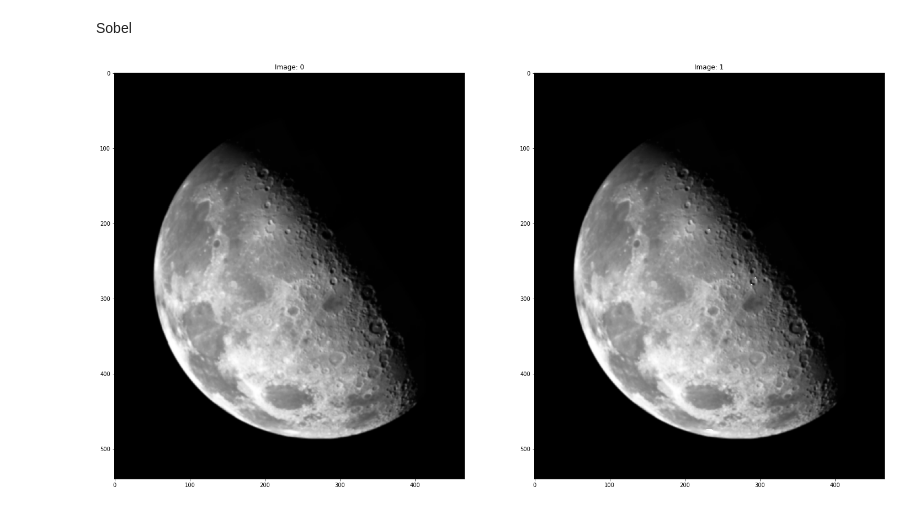
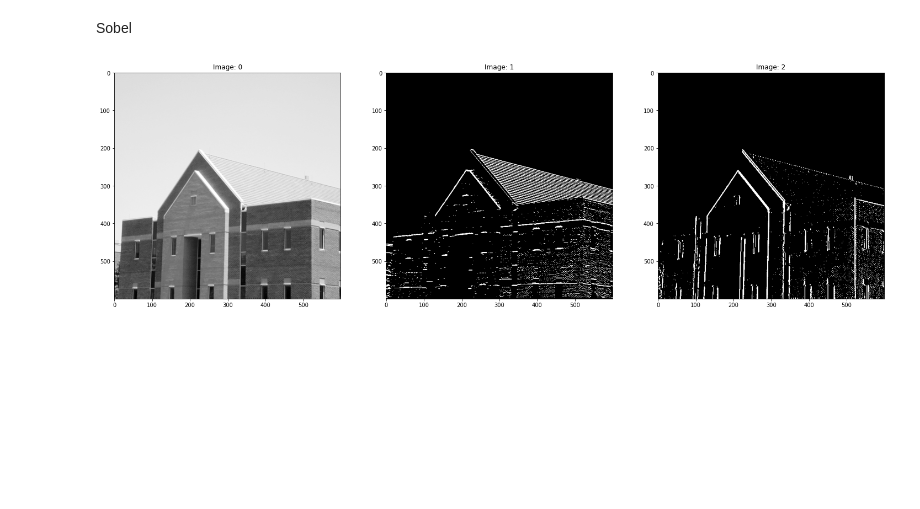
Before and after one commit to santoshkc/image_processing, a Jupyter notebook: image_test.ipynb, the cells around one changed output. Saved outputs shown, nothing was run; the diff lists cells and outputs as text; code cells hidden in the pictures; blank space fills up the shorter version.

```diff
--- a/image_test.ipynb
+++ b/image_test.ipynb
@@ -26,8 +26,8 @@ def show_image(image, grey_only = True):
 from typing import List
 def show_image_side_by_side(images: List[ndarray] ):
     plt.figure(figsize=(25,20))
-    for i in range( 2):
-        plt.subplot(1,2, i +1)
+    for i in range( len(images) ):
+        plt.subplot(1,len(images), i +1)
         plt.title(f"Image: {i}")
         channel = images[i]
         plt.imshow(channel, "Greys_r")
@@ -394,12 +384,38 @@ show_image_side_by_side([conv_result2, conv_result3])
 [figure]
 # %% [markdown]
 Sobel
+# %%
+def sobel(input_array: ndarray, horizontal = True):
+    sobel_filter = np.array(
+            [
+                [-1, -2, -1],
+                [0, 0, 0],
+                [1, 2, 1]
+            ] )
+
+    if horizontal == False:
+        sobel_filter = np.array(
+            [
+                [-1, 0, 1],
+                [-2, 0, 2],
+                [-1, 0, 1]
+            ] )
+
+
+    def sobel_operation(x: ndarray, y: ndarray, current: int):
+        r =  int((np.sum(x*y)))
+        return 255 if r >= 50 else 0
+
+    return convolution(input_array, sobel_filter, sobel_operation)
 # %%
-copy_moon = np.copy(blurry_moon)
+home = read_image_as_numpy_array("home.tif",True)
+copy_home = np.copy(home)
 #show_image(copy_moon, True)
 
-conv1 = sobel(copy_moon)
+conv1 = sobel(copy_home)
 
-show_image_side_by_side([copy_moon, conv1])
+conv2 = sobel(copy_home,horizontal=False)
+
+show_image_side_by_side([copy_home, conv1,conv2])
 # %% [output]
-[figure, old version]
+[figure, new version]
```
Also changed, not shown: parts of 2 cells of this notebook, 1 other file.
